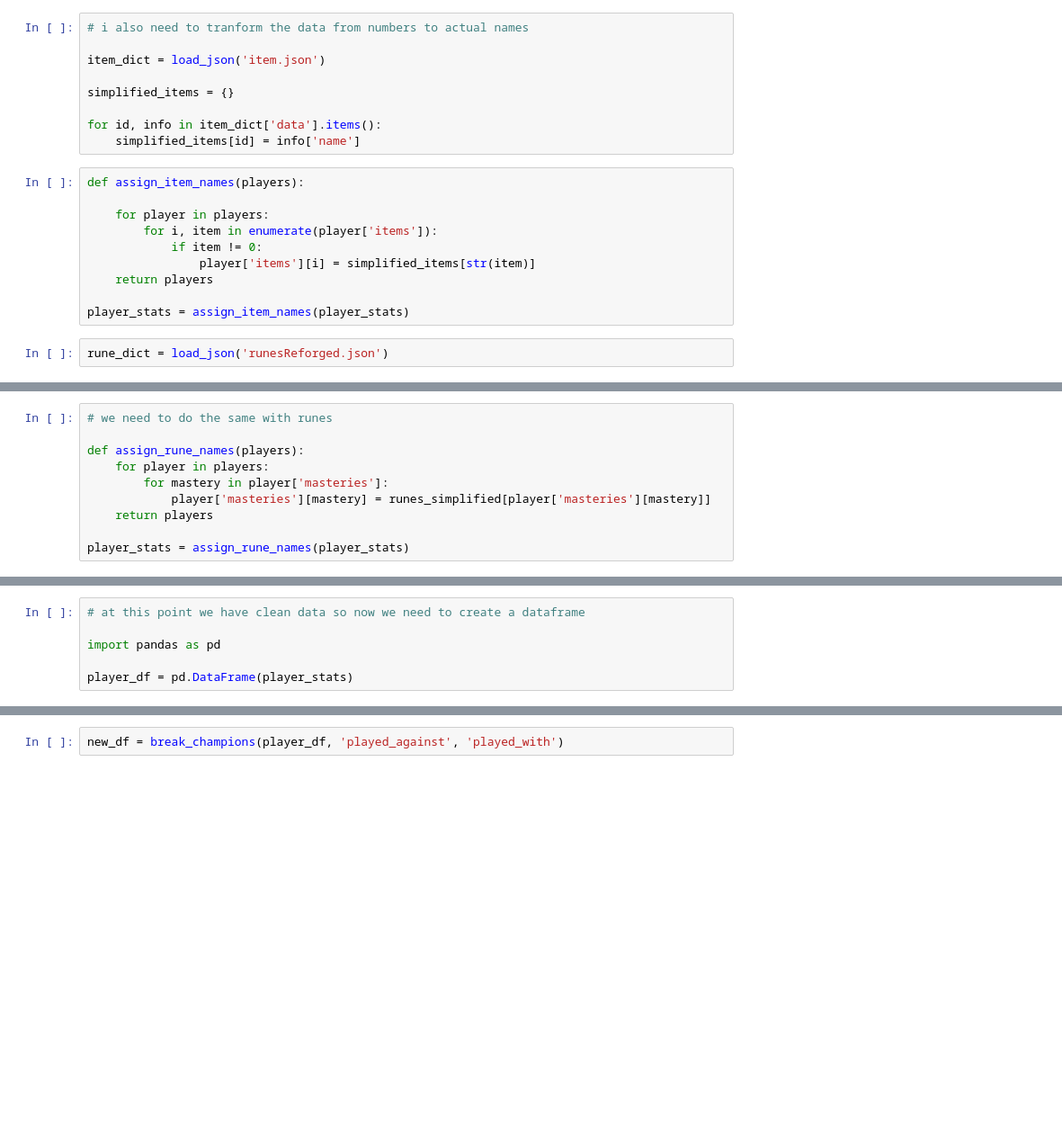
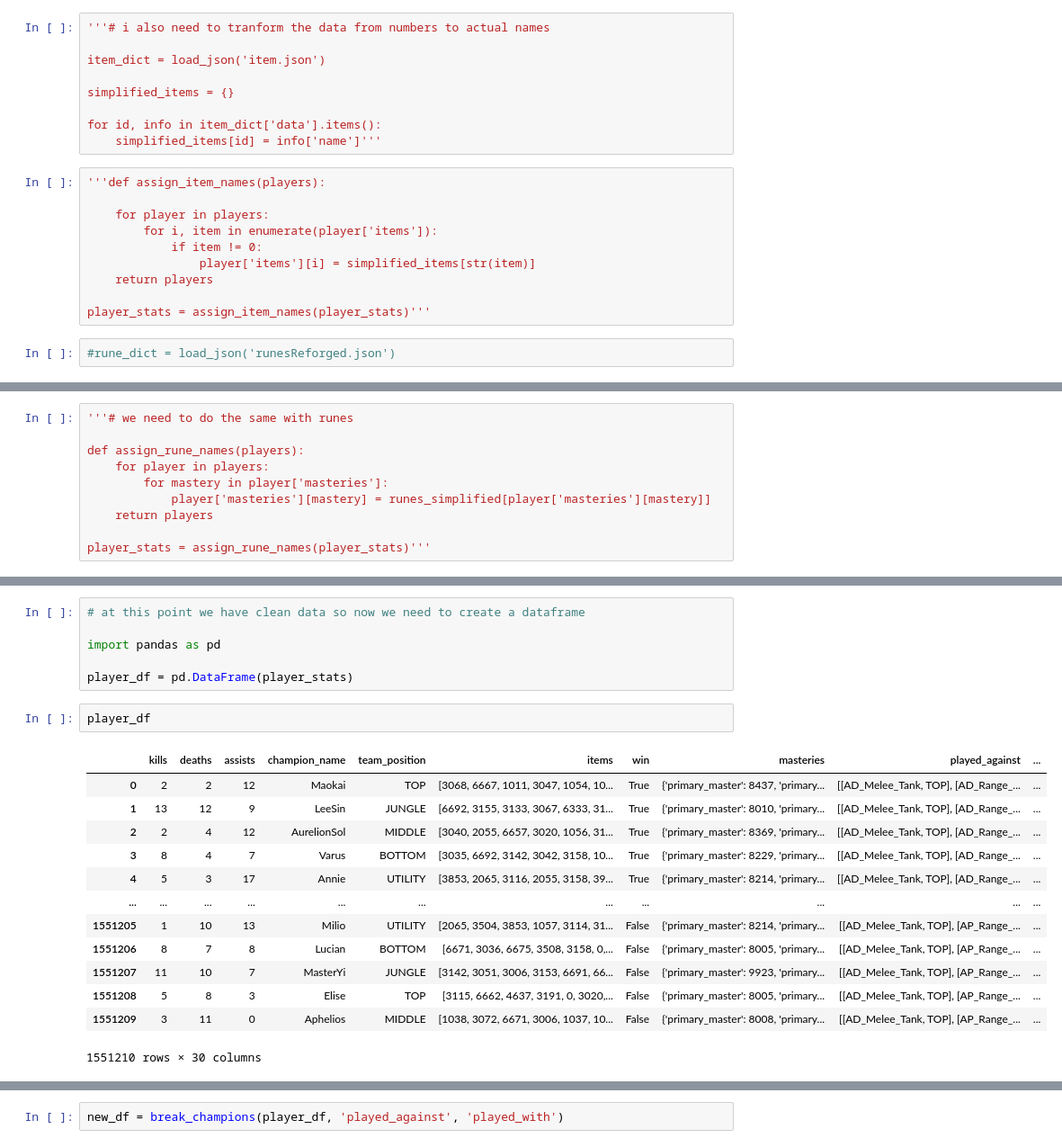
Before and after one commit to SebsKk/LOL-Itemization-Model, a Jupyter notebook: Feature Engineering.ipynb, the cells around one changed output, grey strips where cells are left out. Shown at 90% size. Cells and saved outputs as stored; diff of their text form; blank space fills up the shorter version.

```diff
--- a/LoL_Itemization_Model.ipynb
+++ b/Feature Engineering.ipynb
@@ -97,16 +123,16 @@ def normalize_positions(player_stats):
 
 player_stats = normalize_positions(player_stats)
 # %%
-# i also need to tranform the data from numbers to actual names
+'''# i also need to tranform the data from numbers to actual names
 
 item_dict = load_json('item.json')
 
 simplified_items = {}
 
 for id, info in item_dict['data'].items():
-    simplified_items[id] = info['name']
+    simplified_items[id] = info['name']'''
 # %%
-def assign_item_names(players):
+'''def assign_item_names(players):
 
     for player in players:
         for i, item in enumerate(player['items']):
@@ -114,8 +140,8 @@ def assign_item_names(players):
                 player['items'][i] = simplified_items[str(item)]
     return players
 
-player_stats = assign_item_names(player_stats)
+player_stats = assign_item_names(player_stats)'''
 # %%
-rune_dict = load_json('runesReforged.json')
+#rune_dict = load_json('runesReforged.json')
 # %%
 # making a simple dictionary with id : rune_name couples
@@ -131,5 +158,5 @@ for rune in rune_dict:
 # %%
-# we need to do the same with runes
+'''# we need to do the same with runes
 
 def assign_rune_names(players):
     for player in players:
@@ -137,5 +164,5 @@ def assign_rune_names(players):
             player['masteries'][mastery] = runes_simplified[player['masteries'][mastery]]
     return players
 
-player_stats = assign_rune_names(player_stats)
+player_stats = assign_rune_names(player_stats)'''
 # %%
@@ -164,5 +191,21 @@ player_stats[1100004]
 import pandas as pd
 
 player_df = pd.DataFrame(player_stats)
+# %%
+player_df
+# %% [output]
+|  | kills | deaths | assists | champion_name | team_position | items | win | masteries | played_against | ... |
+| 0 | 2 | 2 | 12 | Maokai | TOP | [3068, 6667, 1011, 3047, 1054, 10... | True | {'primary_master': 8437, 'primary... | [[AD_Melee_Tank, TOP], [AD_Range_... | ... |
+| 1 | 13 | 12 | 9 | LeeSin | JUNGLE | [6692, 3155, 3133, 3067, 6333, 31... | True | {'primary_master': 8010, 'primary... | [[AD_Melee_Tank, TOP], [AD_Range_... | ... |
+| 2 | 2 | 4 | 12 | AurelionSol | MIDDLE | [3040, 2055, 6657, 3020, 1056, 31... | True | {'primary_master': 8369, 'primary... | [[AD_Melee_Tank, TOP], [AD_Range_... | ... |
+| 3 | 8 | 4 | 7 | Varus | BOTTOM | [3035, 6692, 3142, 3042, 3158, 10... | True | {'primary_master': 8229, 'primary... | [[AD_Melee_Tank, TOP], [AD_Range_... | ... |
+| 4 | 5 | 3 | 17 | Annie | UTILITY | [3853, 2065, 3116, 2055, 3158, 39... | True | {'primary_master': 8214, 'primary... | [[AD_Melee_Tank, TOP], [AD_Range_... | ... |
+| ... | ... | ... | ... | ... | ... | ... | ... | ... | ... | ... |
+| 1551205 | 1 | 10 | 13 | Milio | UTILITY | [2065, 3504, 3853, 1057, 3114, 31... | False | {'primary_master': 8214, 'primary... | [[AD_Melee_Tank, TOP], [AP_Range_... | ... |
+| 1551206 | 8 | 7 | 8 | Lucian | BOTTOM | [6671, 3036, 6675, 3508, 3158, 0,... | False | {'primary_master': 8005, 'primary... | [[AD_Melee_Tank, TOP], [AP_Range_... | ... |
+| 1551207 | 11 | 10 | 7 | MasterYi | JUNGLE | [3142, 3051, 3006, 3153, 6691, 66... | False | {'primary_master': 9923, 'primary... | [[AD_Melee_Tank, TOP], [AP_Range_... | ... |
+| 1551208 | 5 | 8 | 3 | Elise | TOP | [3115, 6662, 4637, 3191, 0, 3020,... | False | {'primary_master': 8005, 'primary... | [[AD_Melee_Tank, TOP], [AP_Range_... | ... |
+| 1551209 | 3 | 11 | 0 | Aphelios | MIDDLE | [1038, 3072, 6671, 3006, 1037, 10... | False | {'primary_master': 8008, 'primary... | [[AD_Melee_Tank, TOP], [AP_Range_... | ... |
+1551210 rows × 30 columns
 # %%
 # i need to break each nested column into different columns
```
Also changed, not shown: parts of 9 cells of this notebook.
